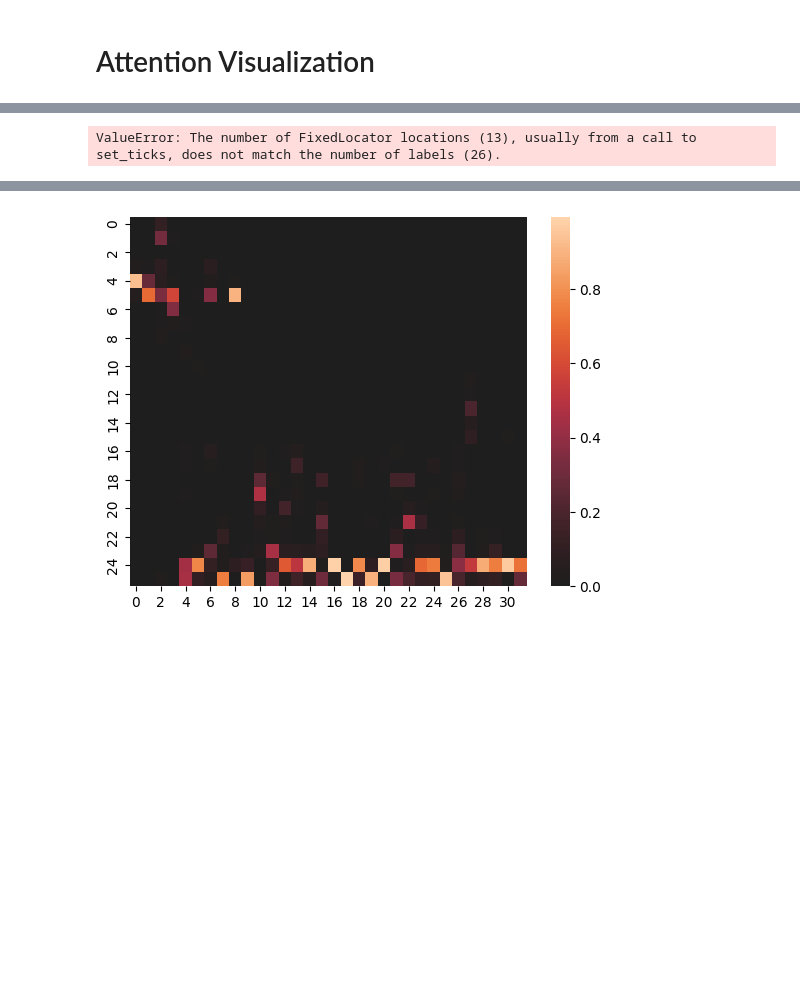
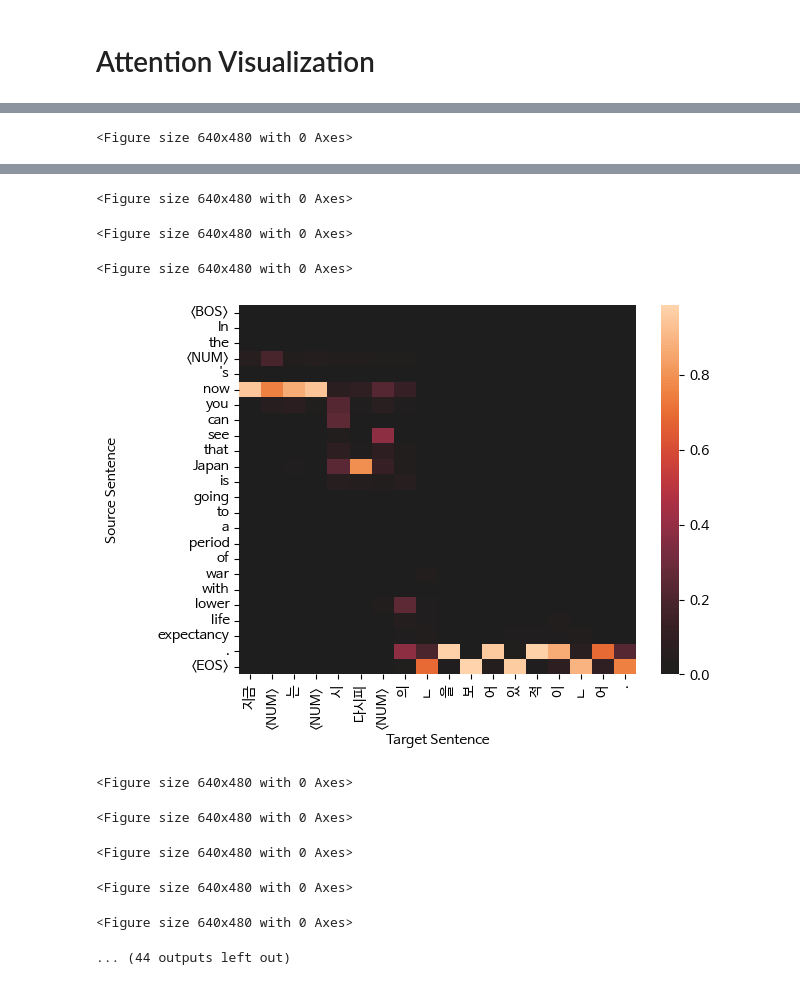
Before and after one commit to Rucious-Aladdin/NLP_with_PyTorch, a Jupyter notebook: Chapter8_Seq_Modeling_Advanced/kor-eng-project/TED-eng-to-kor-Scheduled-Sampling.ipynb, the cells around one changed output, grey strips where cells are left out. Drawn from its saved outputs; the diff is of its cells as text; code cells hidden in the pictures; blank space fills up the shorter version.

```diff
--- a/Chapter8_Seq_Modeling_Advanced/kor-eng-project/TED-eng-to-kor-Scheduled-Sampling.ipynb
+++ b/Chapter8_Seq_Modeling_Advanced/kor-eng-project/TED-eng-to-kor-Scheduled-Sampling.ipynb
@@ -593,7 +579,7 @@ args = Namespace(dataset_csv=base_path + "data/ted-eng-kor.csv",
                  model_state_file="ted_scheduling_model.pth",
                  save_dir=base_path + "model_storage/ted",
                  train_state_file = base_path + "data/dict/ted-scheduled-sampling.pickle",
-                 reload_from_files=False,
+                 reload_from_files=True,
                  expand_filepaths_to_save_dir=True,
                  cuda=True,
                  seed=1337,
@@ -961,6 +930,9 @@ for sample in top_results:
     plt.figure()
     target_len = len(sample['sampled'])
     source_len = len(sample['source'])
+
+    if target_len >= 24 or source_len >= 24:
+      continue
 
     attention_matrix = sample['attention'][:target_len, :source_len+2].transpose()#[::-1]
     ax = sns.heatmap(attention_matrix, center=0.0)
@@ -992 +948 @@ WARNING:matplotlib.font_manager:findfont: Font family 'NanumBarunGothic' not fou
-ValueError: The number of FixedLocator locations (13), usually from a call to set_ticks, does not match the number of labels (26).
+<Figure size 640x480 with 0 Axes>
@@ -1010,4 +950,13 @@ WARNING:matplotlib.font_manager:findfont: Font family 'NanumBarunGothic' not fou
+<Figure size 640x480 with 0 Axes>
+<Figure size 640x480 with 0 Axes>
+<Figure size 640x480 with 0 Axes>
-[figure, old version]
+[figure, new version]
+<Figure size 640x480 with 0 Axes>
+<Figure size 640x480 with 0 Axes>
+<Figure size 640x480 with 0 Axes>
+<Figure size 640x480 with 0 Axes>
+<Figure size 640x480 with 0 Axes>
+... (44 outputs left out)
 # %%
 def get_source_sentence(vectorizer, batch_dict, index):
     indices = batch_dict['x_source'][index].cpu().data.numpy()
```
Also changed, not shown: parts of 9 cells of this notebook, 1 other file.
